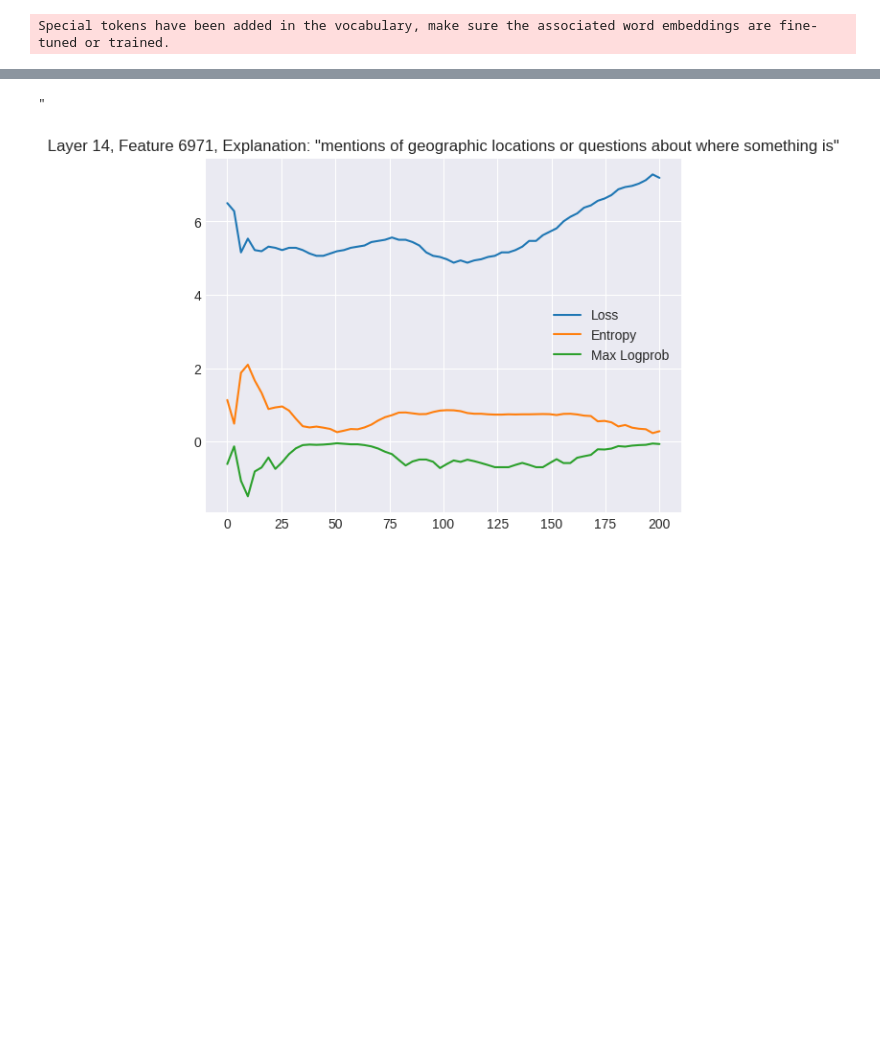
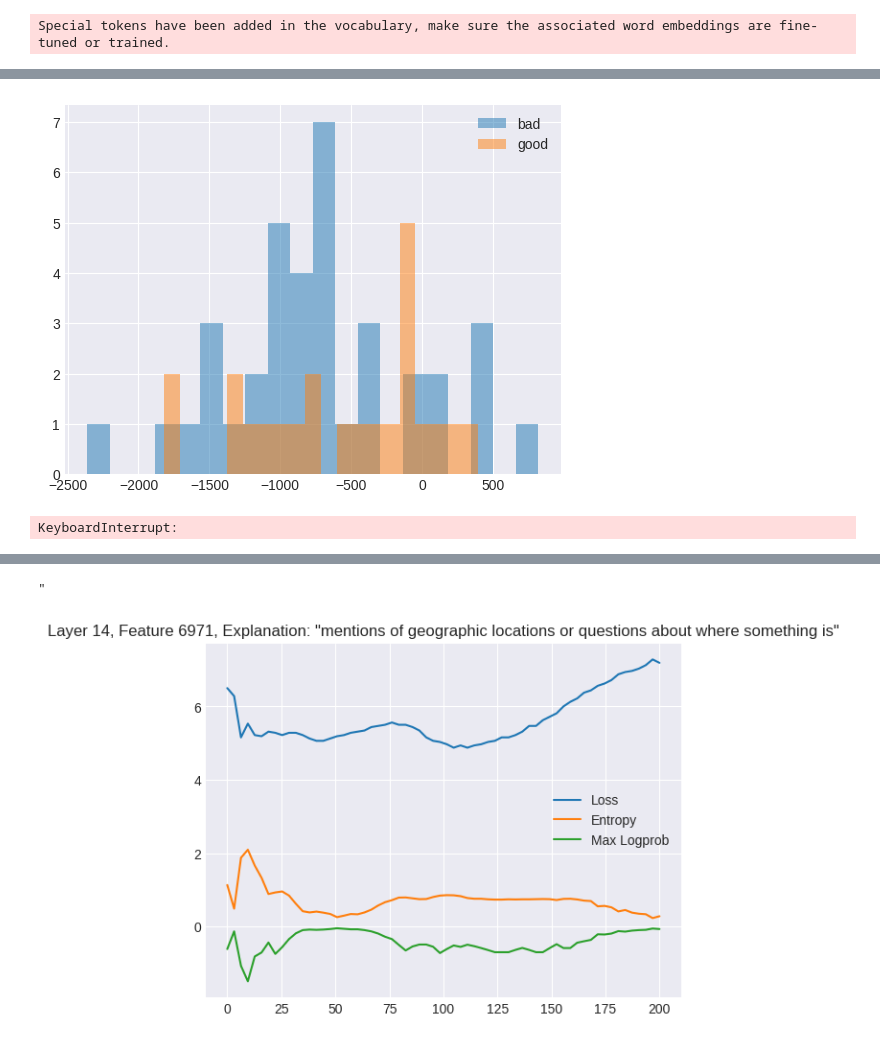
Before and after one commit to neverix/micrlhf-progress, a Jupyter notebook: sprint/self_explanation_scale.ipynb, the cells around one changed output, grey strips where cells are left out. Cells and saved outputs as stored; diff of their text form; code cells hidden in the pictures; blank space fills up the shorter version.

```diff
--- a/sprint/self_explanation_scale.ipynb
+++ b/sprint/self_explanation_scale.ipynb
@@ -110,0 +177,10 @@ feature_dataset = load_dataset("kisate-team/feature-explanations", split="train"
+# %%
+ts = 8
+a, b, c, d = a_resids[:ts], a_resids[ts:], b_resids[:ts], b_resids[ts:]
+e = c.mean(0) - a.mean(0)
+plt.hist(b @ e, alpha=0.5, bins=20, label="bad")
+plt.hist(d @ e, alpha=0.5, bins=20, label="good")
+plt.legend()
+plt.show()
+# %% [output]
+[figure, added]
@@ -110,0 +200,4 @@ feature_dataset = load_dataset("kisate-team/feature-explanations", split="train"
+# %%
+c_resids, d_resids = collect_resids_category("location_language")
+# %% [output]
+KeyboardInterrupt:
```
Also changed, not shown: parts of 10 cells of this notebook, 3 other files.
